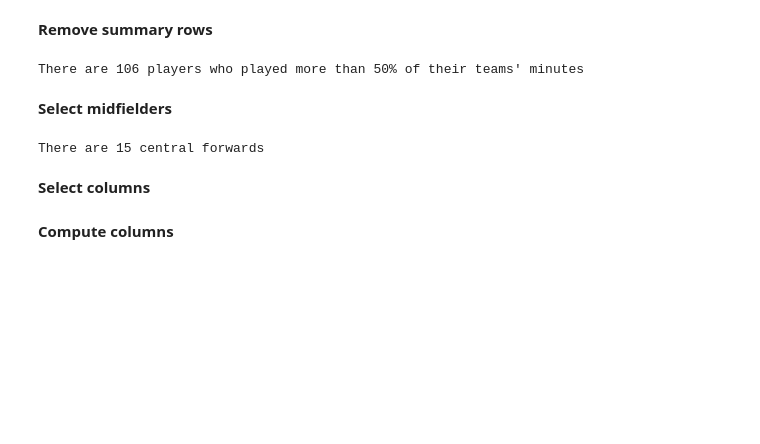
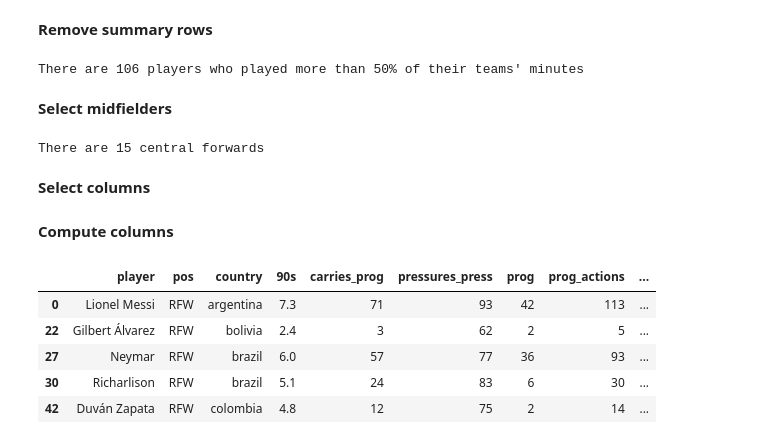
Before and after one commit to joausaga/copa-america-2021-analytics, a Jupyter notebook: competition_analysis.ipynb, the cells around one changed output. Saved outputs shown, nothing was run; the diff lists cells and outputs as text; code cells hidden in the pictures; blank space fills up the shorter version.

Commit message:
Finish analysis about press and progrsss among forwards

```diff
--- a/competition_analysis.ipynb
+++ b/competition_analysis.ipynb
@@ -585,8 +598,23 @@ There are 15 central forwards
 # %% [markdown]
 **Select columns**
 # %%
-cols = ['player', 'pos', 'country', '90s', 'carries_prog', 'pressures_press']
+cols = ['player', 'pos', 'country', '90s', 'carries_prog', 'pressures_press', 'prog']
 # %%
 analysis_fdf = analysis_fdf[cols]
 # %% [markdown]
 **Compute columns**
+# %%
+analysis_fdf['prog_actions'] = analysis_fdf['carries_prog'] + analysis_fdf['prog']
+# %%
+analysis_fdf['prog_actions/90'] = analysis_fdf['prog_actions'] / analysis_fdf['90s']
+# %%
+analysis_fdf['pressures_press/90'] = analysis_fdf['pressures_press'] / analysis_fdf['90s']
+# %%
+analysis_fdf.head()
+# %% [output]
+|  | player | pos | country | 90s | carries_prog | pressures_press | prog | prog_actions | ... |
+| 0 | Lionel Messi | RFW | argentina | 7.3 | 71 | 93 | 42 | 113 | ... |
+| 22 | Gilbert Álvarez | RFW | bolivia | 2.4 | 3 | 62 | 2 | 5 | ... |
+| 27 | Neymar | RFW | brazil | 6.0 | 57 | 77 | 36 | 93 | ... |
+| 30 | Richarlison | RFW | brazil | 5.1 | 24 | 83 | 6 | 30 | ... |
+| 42 | Duván Zapata | RFW | colombia | 4.8 | 12 | 75 | 2 | 14 | ... |
```
Also changed, not shown: parts of 6 cells of this notebook, 1 other file.
